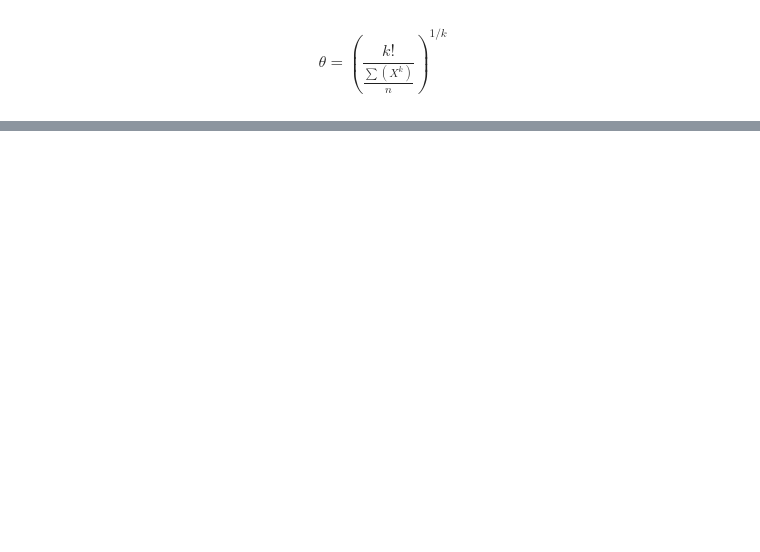
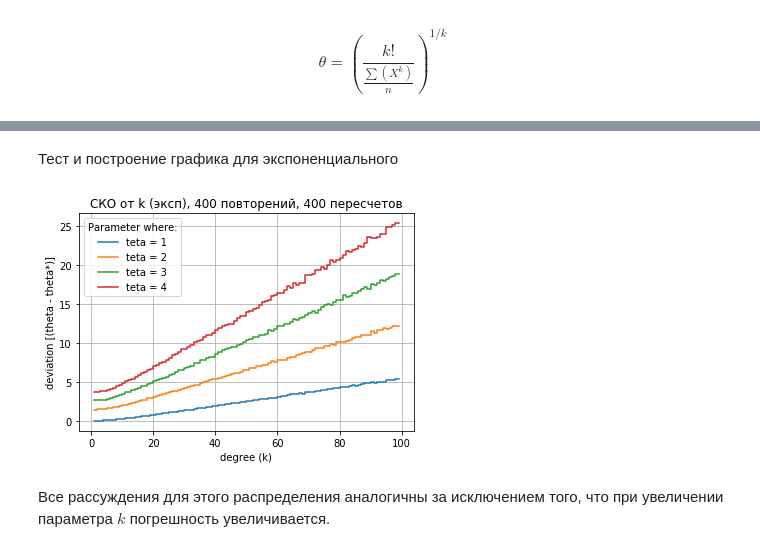
Before and after one commit to Gorbenko-Ilya/Mat_stat, a Jupyter notebook: hw_1.ipynb, the cells around one changed output, grey strips where cells are left out. Drawn from its saved outputs; the diff is of its cells as text; code cells hidden in the pictures; blank space fills up the shorter version.

```diff
--- a/hw_1.ipynb
+++ b/hw_1.ipynb
@@ -70,0 +119,37 @@ plt.show()
+# %% [markdown]
+Тест и построение графика для экспоненциального
+# %%
+a=[]
+b1=[]
+b2= []
+b3= []
+b4= []
+for k in range(1,100):
+    s=test_k_moments(theta_exp, create_exp, 1, 400, 400)
+    a.append(k)
+    b1.append(s)
+    s=test_k_moments(theta_exp, create_exp, 1/2, 400, 400)
+    b2.append(s)
+    s=test_k_moments(theta_exp, create_exp, 1/3, 400, 400)
+    b3.append(s)
+    s=test_k_moments(theta_exp, create_exp, 1/4, 400, 400)
+    b4.append(s)
+# %%
+fig, ax = plt.subplots()
+
+ax.step(a, b1, label='teta = 1')
+ax.step(a, b2, label='teta = 2')
+ax.step(a, b3, label='teta = 3')
+ax.step(a, b4, label='teta = 4')
+
+ax.set(xlabel='degree (k)', ylabel='deviation [(theta - theta*)]',
+       title='СКО от k (эксп), 400 повторений, 400 пересчетов')
+ax.grid()
+
+fig.savefig("test.png")
+plt.legend(title='Parameter where:')
+plt.show()
+# %% [output]
+[figure, added]
+# %% [markdown]
+Все рассуждения для этого распределения аналогичны за исключением того, что при увеличении параметра $k$ погрешность увеличивается.
```
Also changed, not shown: parts of 14 cells of this notebook.
